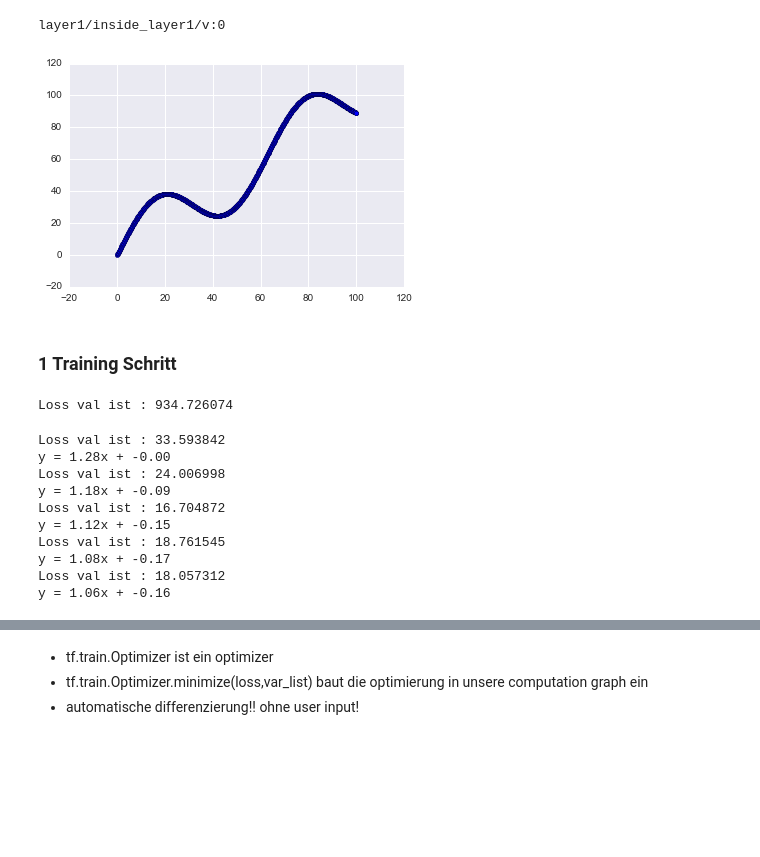
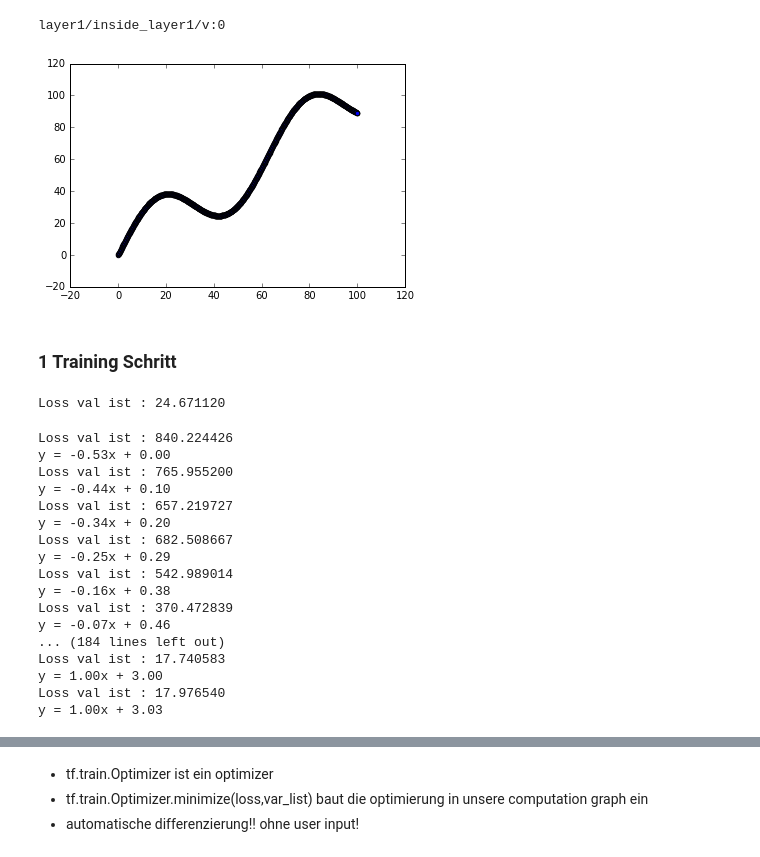
Before and after one commit to MAGDa-BeuthHS/dlsd, a Jupyter notebook: 10_16/10_10_tensorFlow_presentation.ipynb, the cells around one changed output, grey strips where cells are left out. Drawn from its saved outputs; the diff is of its cells as text; code cells hidden in the pictures; blank space fills up the shorter version.

```diff
--- a/10_16/10_10_tensorFlow_presentation.ipynb
+++ b/10_16/10_10_tensorFlow_presentation.ipynb
@@ -177,36 +184,36 @@ print(v.name)
 layer1/inside_layer1/v:0
 # %%
 ## Linear Regression in TF
+import tensorflow as tf
 import numpy as np
-import seaborn
 from matplotlib import pyplot as plt
 %matplotlib inline
 
 # make the data
 x_data = np.arange(100,step=.1)
 y_data = x_data+np.sin(x_data/10)*20
 
 # plot the data
 plt.scatter(x_data,y_data)
 
 n_samples = 1000
 batch_size = 100
 
 x_data = np.reshape(x_data,(n_samples,1))
 y_data = np.reshape(y_data,(n_samples,1))
 
 x = tf.placeholder(tf.float32,shape=(batch_size,1))
 y = tf.placeholder(tf.float32,shape=(batch_size,1))
 
-with tf.variable_scope("linear-regression",reuse=True):
+with tf.variable_scope("linear-regression",reuse=None):
     w = tf.get_variable("weights",(1,1),
                         initializer = tf.random_normal_initializer())
     b = tf.get_variable("bias",(1,),
                         initializer=tf.constant_initializer(0.0))
     y_pred = tf.matmul(x,w)+b
     loss = tf.reduce_sum((y-y_pred)**2/n_samples)
 # %% [output]
-[figure, old version]
+[figure, new version]
 # %% [markdown]
 ### 1 Training Schritt
 # %%
@@ -217,20 +224,21 @@ opt = tf.train.AdamOptimizer()
 opt_operation = opt.minimize(loss)
 
 with tf.Session() as sess:
+    indices = np.random.choice(n_samples,batch_size)
     sess.run(tf.initialize_all_variables())
     x_batch,y_batch = x_data[indices], y_data[indices]
     _,loss_val = sess.run([opt_operation,loss],
                           feed_dict={x:x_batch,y:y_batch})
     print("Loss val ist : %f"%loss_val)
 # %% [output]
-Loss val ist : 934.726074
+Loss val ist : 24.671120
 # %%
 opt_operation = tf.train.AdamOptimizer().minimize(loss)
 weight,bias = 0,0
 with tf.Session() as sess:
     sess.run(tf.initialize_all_variables())
 
-    for i in range(500):
+    for i in range(10000):
         indices = np.random.choice(n_samples,batch_size)
         x_batch,y_batch = x_data[indices], y_data[indices]
         _,loss_val,weight,bias = sess.run([opt_operation,loss,w,b],
@@ -239,16 +247,23 @@ with tf.Session() as sess:
             print("Loss val ist : %f"%loss_val)
             print("y = %0.2fx + %0.2f"%(weight,bias))
 # %% [output]
-Loss val ist : 33.593842
-y = 1.28x + -0.00
-Loss val ist : 24.006998
-y = 1.18x + -0.09
-Loss val ist : 16.704872
-y = 1.12x + -0.15
-Loss val ist : 18.761545
-y = 1.08x + -0.17
-Loss val ist : 18.057312
-y = 1.06x + -0.16
+Loss val ist : 840.224426
+y = -0.53x + 0.00
+Loss val ist : 765.955200
+y = -0.44x + 0.10
+Loss val ist : 657.219727
+y = -0.34x + 0.20
+Loss val ist : 682.508667
+y = -0.25x + 0.29
+Loss val ist : 542.989014
+y = -0.16x + 0.38
+Loss val ist : 370.472839
+y = -0.07x + 0.46
+... (184 lines left out)
+Loss val ist : 17.740583
+y = 1.00x + 3.00
+Loss val ist : 17.976540
+y = 1.00x + 3.03
 # %%
 plt.plot(x_data,x_data*weight+bias)
 plt.plot(x_data,y_data)
```
Also changed, not shown: parts of 14 cells of this notebook, 13 other files.
